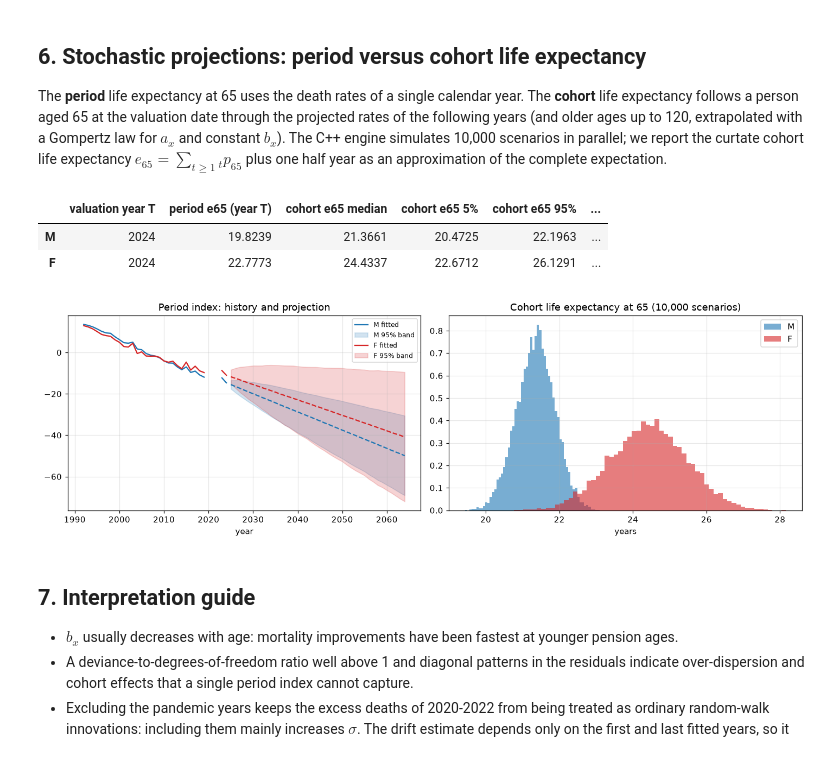
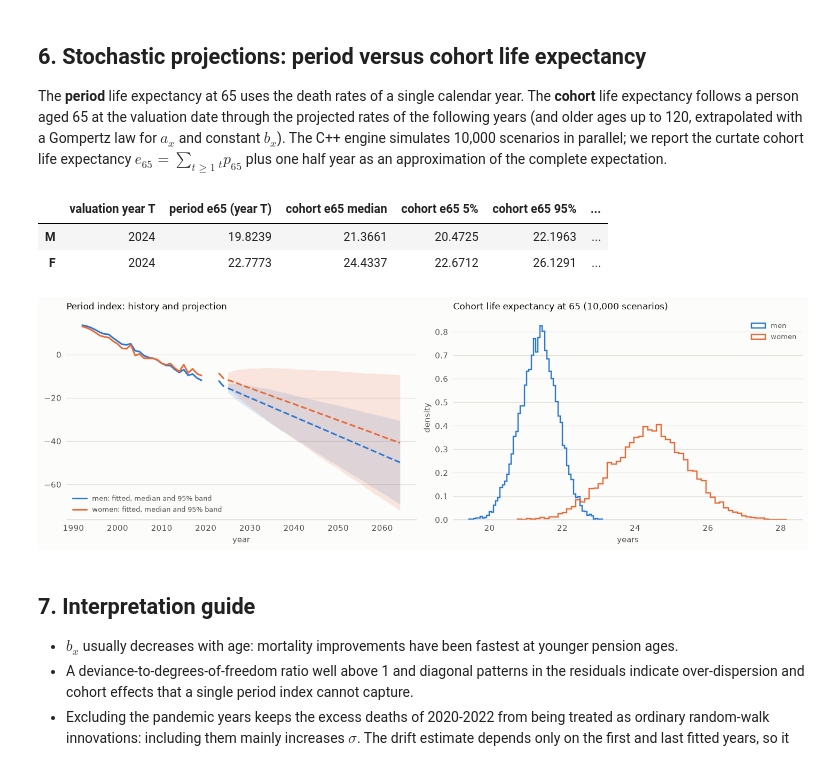
Before and after one commit to paolo993788/Actuarial-mathematics, a Jupyter notebook: notebooks/mortality_projection/lee_carter_mortality_projection.ipynb, the cells around one changed output. Drawn from its saved outputs; the diff is of its cells as text; code cells hidden in the pictures.

```diff
--- a/notebooks/mortality_projection/lee_carter_mortality_projection.ipynb
+++ b/notebooks/mortality_projection/lee_carter_mortality_projection.ipynb
@@ -54,7 +54,8 @@ OUTPUT_DIR = ROOT / "outputs" / "lee_carter"
 OUTPUT_DIR.mkdir(parents=True, exist_ok=True)
 
 pd.set_option("display.float_format", lambda x: f"{x:,.4f}")
-plt.rcParams.update({"figure.dpi": 110, "axes.grid": True, "grid.alpha": 0.3})
+from longevity_risk.figstyle import MUTED, NEGATIVE, SERIES, notebook_style, ordinal_colors
+notebook_style()   # validated palette, recessive grid, constrained layout (see figstyle.py)
 print(f"longevity_risk {longevity_risk.__version__} | data mode: {DATA_MODE} | country: {COUNTRY}")
 # %% [output]
 longevity_risk 0.1.0 | data mode: official | country: IT
@@ -83,12 +84,11 @@ im = axes[0].imshow(crude["M"].to_numpy(), aspect="auto", origin="lower", cmap="
 fig.colorbar(im, ax=axes[0], label="ln m")
 axes[0].set(title="Men: log crude death rates", xlabel="year", ylabel="age")
 axes[0].grid(False)
-for age, color in zip((65, 75, 85), ("C0", "C1", "C2")):
+for age, color in zip((65, 75, 85), SERIES):
     axes[1].semilogy(years, (D["M"] / E["M"]).loc[age], color=color, label=f"men {age}")
     axes[1].semilogy(years, (D["F"] / E["F"]).loc[age], color=color, ls="--", label=f"women {age}")
 axes[1].set(title="Crude death rates", xlabel="year", ylabel="m (log scale)")
-axes[1].legend(ncol=3, fontsize=8)
-fig.tight_layout()
+axes[1].legend(loc="center left", bbox_to_anchor=(1.01, 0.5))
 fig.savefig(OUTPUT_DIR / "crude_rates.png", dpi=150)
 # %% [output]
 Source: Eurostat demo_magec and demo_pjan, geo=IT, sex=M
@@ -112,20 +112,21 @@ for sex in ("M", "F"):
           f"deviance {fits[sex].deviance:,.0f} on {dof:,} degrees of freedom (ratio {fits[sex].deviance / dof:.2f})")
 
 fig, axes = plt.subplots(1, 3, figsize=(15, 4))
-for sex, color in (("M", "C0"), ("F", "C3")):
+for sex, color in (("M", SERIES[0]), ("F", SERIES[1])):
     f, s = fits[sex], svd_fits[sex]
+    svd_kt = pd.Series(s.kt, index=s.years).reindex(f.years)   # gaps in the excluded years, not a bridging line
     axes[0].plot(f.ages, f.ax, color=color, label=f"{sex} Poisson")
     axes[0].plot(s.ages, s.ax, color=color, ls=":", label=f"{sex} SVD")
     axes[1].plot(f.ages, f.bx, color=color, label=f"{sex} Poisson")
     axes[1].plot(s.ages, s.bx, color=color, ls=":", label=f"{sex} SVD")
     axes[2].plot(f.years, f.kt, "o-", ms=3, color=color, label=f"{sex} Poisson")
-    axes[2].plot(s.years, s.kt, ":", color=color, label=f"{sex} SVD")
+    axes[2].plot(f.years, svd_kt.to_numpy(), ":", color=color, label=f"{sex} SVD")
 axes[0].set(title="$a_x$: average log mortality", xlabel="age")
 axes[1].set(title="$b_x$: sensitivity to $k_t$", xlabel="age")
 axes[2].set(title="$k_t$: period index (pandemic years excluded)", xlabel="year")
-for ax in axes:
-    ax.legend(fontsize=8)
-fig.tight_layout()
+handles, labels = axes[0].get_legend_handles_labels()
+fig.legend(handles, [label.replace("M ", "men, ").replace("F ", "women, ") for label in labels],
+           loc="outside lower center", ncol=4)
 fig.savefig(OUTPUT_DIR / "lee_carter_parameters.png", dpi=150)
 # %% [output]
 M: 14 iterations in 0.01 s, deviance 11,869 on 1,372 degrees of freedom (ratio 8.65)
@@ -213,12 +214,11 @@ for ax, sex in zip(axes, ("M", "F")):
     coverage[sex] = {"test years": len(test), "inside 95% interval": int(np.sum(inside)),
                      "mean error of median (years)": float(np.mean([med[y - BACKTEST_SPLIT - 1] - observed_all[y] for y in test]))}
     ax.plot(observed_all.index, observed_all.to_numpy(), "k.-", label="observed (crude rates)")
-    ax.plot(horizon_years, med, color="C0", label="median forecast")
-    ax.fill_between(horizon_years, lo, hi, color="C0", alpha=0.25, label="95% interval")
-    ax.axvline(BACKTEST_SPLIT + 0.5, color="gray", ls="--")
+    ax.plot(horizon_years, med, color=SERIES[0], label="median forecast")
+    ax.fill_between(horizon_years, lo, hi, color=SERIES[0], alpha=0.2, lw=0, label="95% interval")
+    ax.axvline(BACKTEST_SPLIT + 0.5, color=MUTED, ls="--", lw=1)
     ax.set(title=f"{'Men' if sex == 'M' else 'Women'}: period life expectancy at 65", xlabel="year", ylabel="years")
-    ax.legend(fontsize=8)
-fig.tight_layout()
+axes[0].legend(loc="upper left")
 fig.savefig(OUTPUT_DIR / "backtest_e65.png", dpi=150)
 display(pd.DataFrame(coverage).T.astype({"test years": int, "inside 95% interval": int}))
 # %% [output]
@@ -236,37 +236,37 @@ life expectancy $e_{65} = \sum_{t \ge 1} {}_tp_{65}$ plus one half year as an ap
 # %%
 rows = {}
 fig, axes = plt.subplots(1, 2, figsize=(13, 4.2))
-for sex, color in (("M", "C0"), ("F", "C3")):
+for sex, color in (("M", SERIES[0]), ("F", SERIES[1])):
     model = sim.ProjectionModel.from_fit(fits[sex])
     T = model.valuation_year
     H = model.horizon(65)
     t0 = time.perf_counter()
     out = sim.simulate_annuity(model, 65, np.ones(H), N_SCENARIOS, seed=SEED, keep_paths=True)
     elapsed = time.perf_counter() - t0
     cohort = out["life_expectancy"] + 0.5
     period = e65(np.exp(model.ax[i65:i65 + 35] + model.bx[i65:i65 + 35] * model.rw.k_last))
     q = np.percentile(cohort, [0.5, 5, 50, 95, 99.5])
     rows[sex] = {"valuation year T": T, "period e65 (year T)": period, "cohort e65 median": q[2],
                  "cohort e65 5%": q[1], "cohort e65 95%": q[3], "cohort e65 99.5%": q[4], "simulation seconds": elapsed}
     k = out["k_paths"]
     horizon = np.arange(T + 1, T + 1 + H)
     band = np.percentile(k, [2.5, 50, 97.5], axis=0)
-    axes[0].plot(fits[sex].years, fits[sex].kt, color=color, label=f"{sex} fitted")
+    name = "men" if sex == "M" else "women"
+    axes[0].plot(fits[sex].years, fits[sex].kt, color=color, label=f"{name}: fitted, median and 95% band")
     axes[0].plot(horizon[:40], band[1, :40], color=color, ls="--")
-    axes[0].fill_between(horizon[:40], band[0, :40], band[2, :40], color=color, alpha=0.2, label=f"{sex} 95% band")
-    axes[1].hist(cohort, bins=60, color=color, alpha=0.6, density=True, label=f"{sex}")
+    axes[0].fill_between(horizon[:40], band[0, :40], band[2, :40], color=color, alpha=0.15, lw=0)
+    axes[1].hist(cohort, bins=60, histtype="step", lw=1.6, color=color, density=True, label=name)
 axes[0].set(title="Period index: history and projection", xlabel="year")
-axes[0].legend(fontsize=8)
-axes[1].set(title="Cohort life expectancy at 65 (10,000 scenarios)", xlabel="years")
-axes[1].legend()
-fig.tight_layout()
+axes[0].legend(loc="lower left")
+axes[1].set(title=f"Cohort life expectancy at 65 ({N_SCENARIOS:,} scenarios)", xlabel="years", ylabel="density")
+axes[1].legend(loc="upper right")
 fig.savefig(OUTPUT_DIR / "projections.png", dpi=150)
 display(pd.DataFrame(rows).T.astype({"valuation year T": int}))
 # %% [output]
 |  | valuation year T | period e65 (year T) | cohort e65 median | cohort e65 5% | cohort e65 95% | ... |
 | M | 2024 | 19.8239 | 21.3661 | 20.4725 | 22.1963 | ... |
 | F | 2024 | 22.7773 | 24.4337 | 22.6712 | 26.1291 | ... |
-[figure, old version]
+[figure, new version]
 # %% [markdown]
 ## 7. Interpretation guide
 
```
Also changed, not shown: parts of 4 cells of this notebook, 4 other files.
